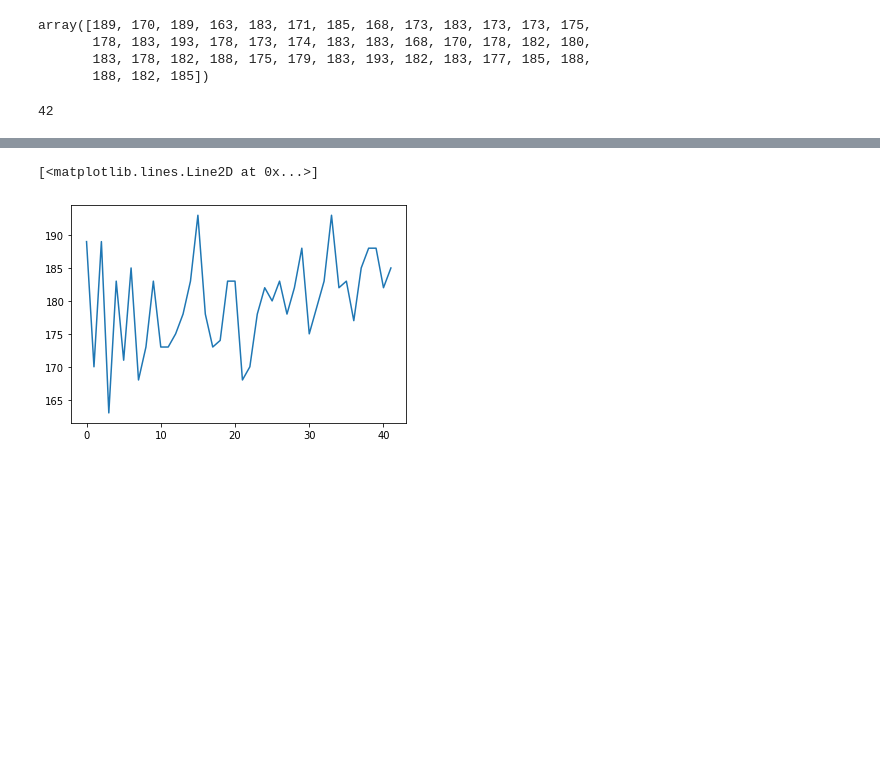
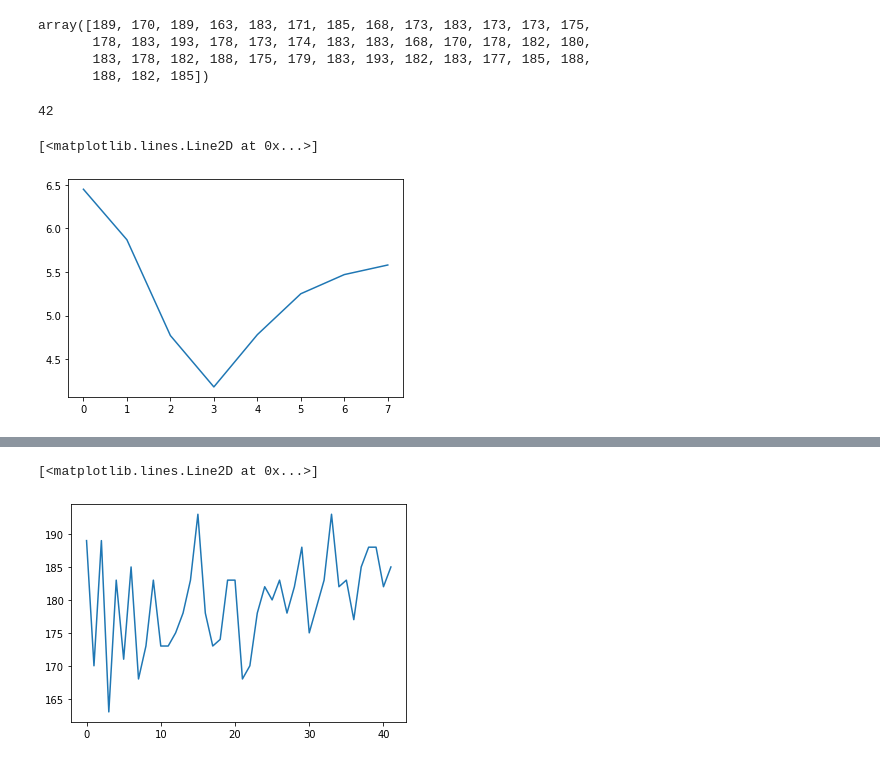
Before and after one commit to rojamogili/Python, a Jupyter notebook: python data science handbook/introduct_to_numpy.ipynb, the cells around one changed output, grey strips where cells are left out. Drawn from its saved outputs; the diff is of its cells as text; code cells hidden in the pictures; blank space fills up the shorter version.

```diff
--- a/python data science handbook/introduct_to_numpy.ipynb
+++ b/python data science handbook/introduct_to_numpy.ipynb
@@ -1599,3 +1607,9 @@ array([189, 170, 189, 163, 183, 171, 185, 168, 173, 183, 173, 173, 175,
 len(heights)
 # %% [output]
 42
+# %%
+import matplotlib.pyplot as plt
+plt.plot([6.45, 5.87, 4.77, 4.18, 4.78, 5.25, 5.47, 5.58])
+# %% [output]
+[<matplotlib.lines.Line2D at 0x...>]
+[figure, added]
```
Also changed, not shown: parts of 164 cells of this notebook.
